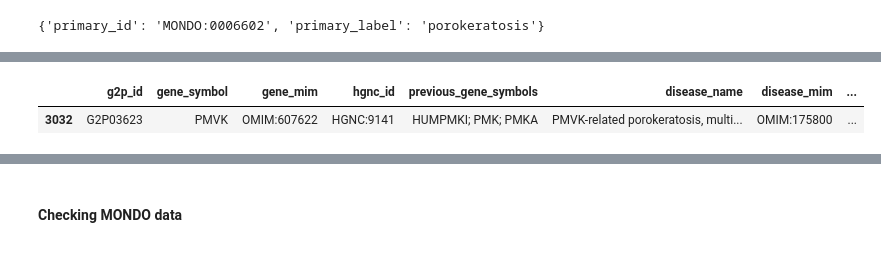
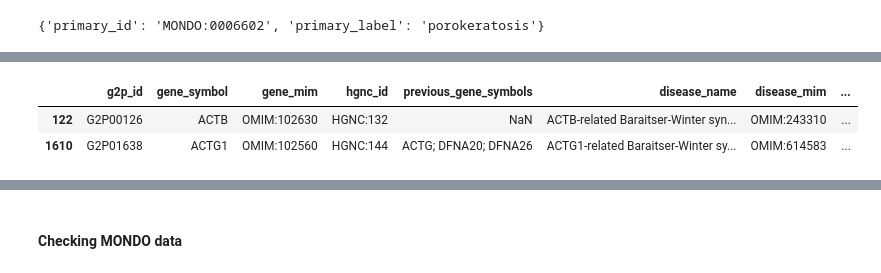
Before and after one commit to biothings/pending.api, a Jupyter notebook: plugins/ebi_gene2phenotype/parser-writing.ipynb, the cells around one changed output, grey strips where cells are left out. Saved outputs shown, nothing was run; the diff lists cells and outputs as text; code cells hidden in the pictures.

```diff
--- a/plugins/ebi_gene2phenotype/parser-writing.ipynb
+++ b/plugins/ebi_gene2phenotype/parser-writing.ipynb
@@ -934,7 +946,7 @@ mondo_nodenorm_mapping["MONDO:0006602"]
 # %%
 ## code chunk to review mismatches 1 by 1
 
-df[df["disease_mim"] == "OMIM:175800"]
-df[df["disease_MONDO"] == "MONDO:0006602"]
+df[df["disease_mim"] == "OMIM:300696"]
+df[df["disease_MONDO"] == "MONDO:0013812"]
 # %% [output]
 |  | g2p_id | gene_symbol | gene_mim | hgnc_id | previous_gene_symbols | disease_name | disease_mim | ... |
@@ -942,4 +954,5 @@ df[df["disease_MONDO"] == "MONDO:0006602"]
 |  | g2p_id | gene_symbol | gene_mim | hgnc_id | previous_gene_symbols | disease_name | disease_mim | ... |
-| 3032 | G2P03623 | PMVK | OMIM:607622 | HGNC:9141 | HUMPMKI; PMK; PMKA | PMVK-related porokeratosis, multi... | OMIM:175800 | ... |
+| 122 | G2P00126 | ACTB | OMIM:102630 | HGNC:132 | NaN | ACTB-related Baraitser-Winter syn... | OMIM:243310 | ... |
+| 1610 | G2P01638 | ACTG1 | OMIM:102560 | HGNC:144 | ACTG; DFNA20; DFNA26 | ACTG1-related Baraitser-Winter sy... | OMIM:614583 | ... |
 # %% [markdown]
 <div class="alert alert-block alert-info">
```
Also changed, not shown: parts of 22 cells of this notebook.
